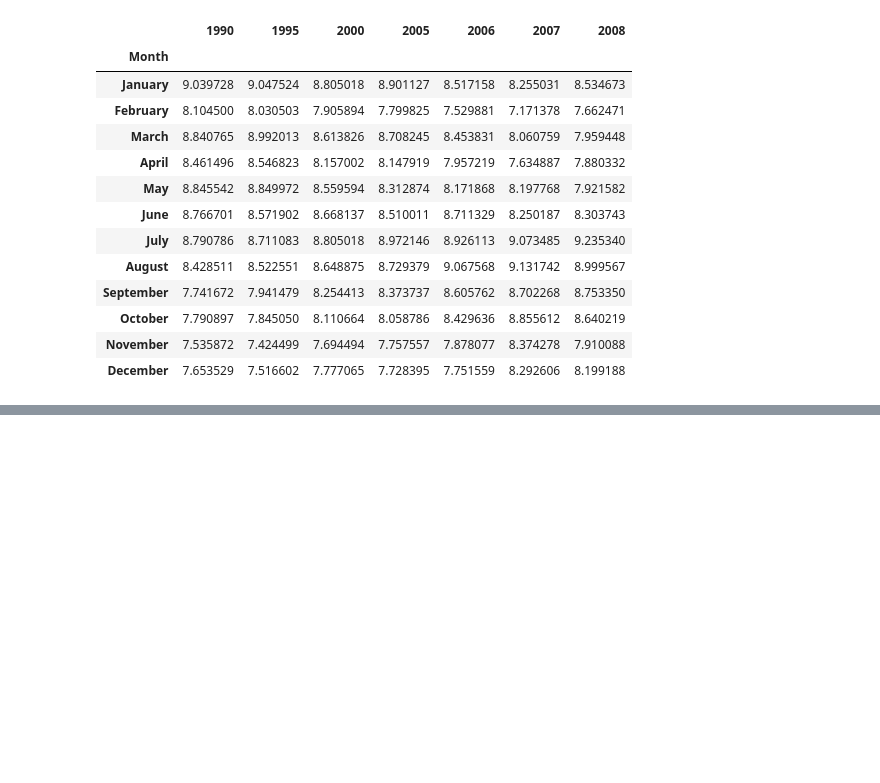
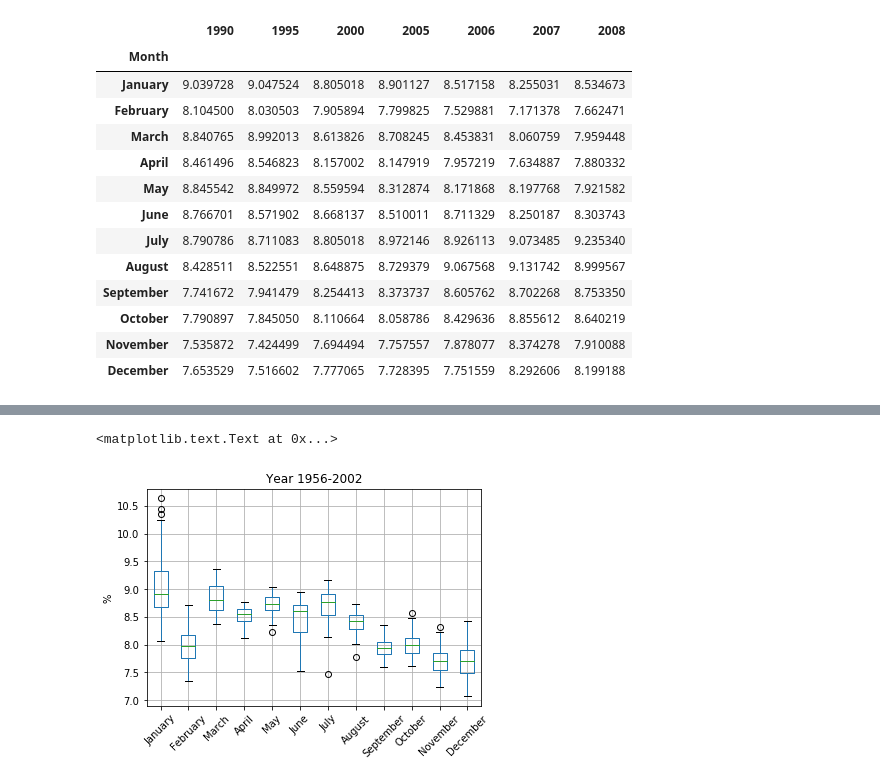
Before and after one commit to dchirikov/rus_demography, a Jupyter notebook: rus_demography.ipynb, the cells around one changed output, grey strips where cells are left out. Cells and saved outputs as stored; diff of their text form; code cells hidden in the pictures; blank space fills up the shorter version.

```diff
--- a/rus_demography.ipynb
+++ b/rus_demography.ipynb
@@ -81,0 +86,8 @@ p.set_ylabel('%')
+# %%
+df2 = pd.read_excel('http://demoscope.ru/weekly/ssp/rus_mon_bir.xls', index_col=1, header=5)
+# %%
+df2 = df2.drop(df2.columns[0],axis=1)
+df2 = df2.drop(['month not stated', 'Total'], axis = 1)
+df2 = df2.iloc[0:47]
+df2 = df2.T
+df2
@@ -81,0 +109,3 @@ p.set_ylabel('%')
+# %%
+df2_perc =  df2.apply(func=lambda x: 100*x/float(x.sum()))
+df2_perc
@@ -81,0 +127,8 @@ p.set_ylabel('%')
+# %%
+p = df2_perc.T.boxplot(figsize=(30,12))
+p.set_xticklabels(p.xaxis.get_majorticklabels(), rotation=45)
+p.set_ylabel('%')
+p.set_title('Year 1956-2002')
+# %% [output]
+<matplotlib.text.Text at 0x...>
+[figure, added]
```
Also changed, not shown: parts of 5 cells of this notebook.
